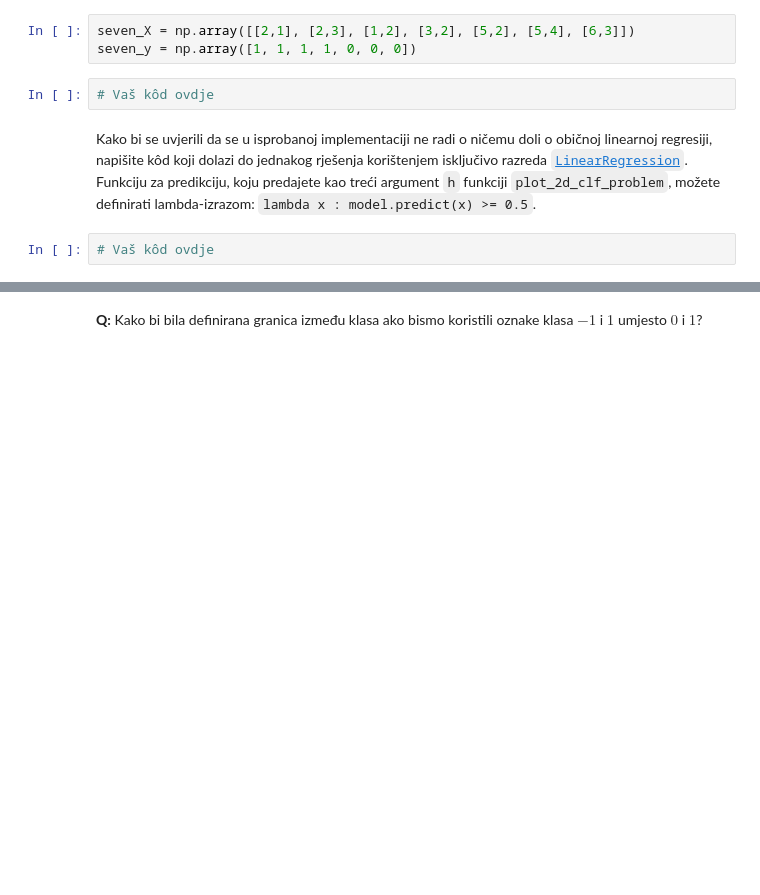
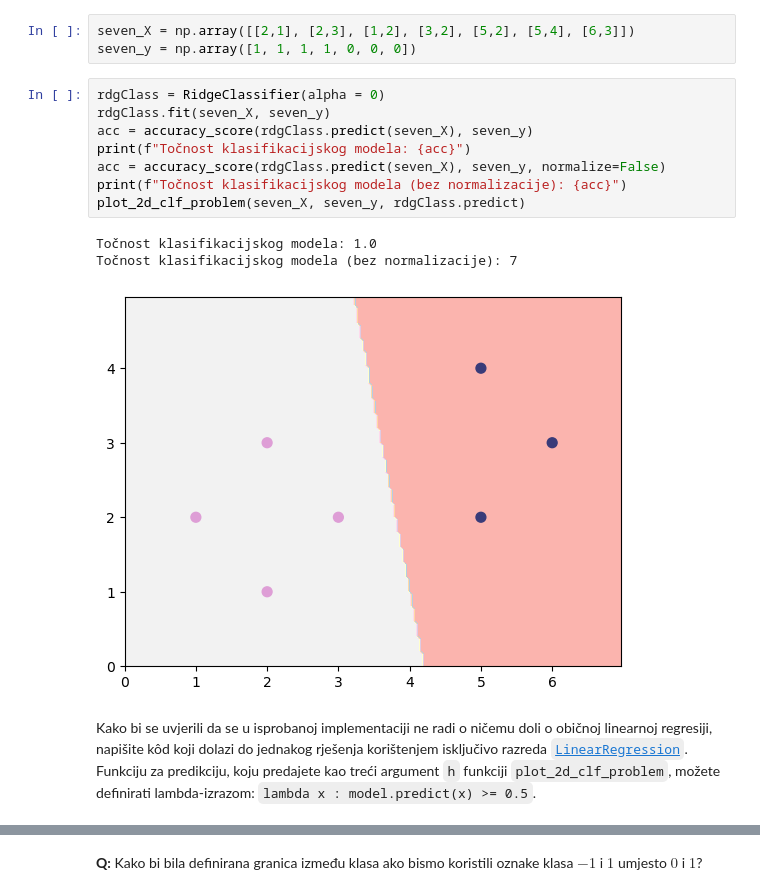
Before and after one commit to RobertoGrabovac/FER-StrojnoUcenje1, a Jupyter notebook: LAB2 - Linearni diskriminativni modeli i logisticka regresija.ipynb, the cells around one changed output, grey strips where cells are left out. Saved outputs shown, nothing was run; the diff lists cells and outputs as text; blank space fills up the shorter version.

```diff
--- a/LAB2 - Linearni diskriminativni modeli i logisticka regresija.ipynb
+++ b/LAB2 - Linearni diskriminativni modeli i logisticka regresija.ipynb
@@ -88,9 +90,17 @@ Prvo, isprobajte *ugrađeni* model na linearno odvojivom skupu podataka `seven`
 # %%
 seven_X = np.array([[2,1], [2,3], [1,2], [3,2], [5,2], [5,4], [6,3]])
 seven_y = np.array([1, 1, 1, 1, 0, 0, 0])
-# %%
-# Vaš kôd ovdje
+# %%
+rdgClass = RidgeClassifier(alpha = 0)
+rdgClass.fit(seven_X, seven_y)
+acc = accuracy_score(rdgClass.predict(seven_X), seven_y)
+print(f"Točnost klasifikacijskog modela: {acc}")
+acc = accuracy_score(rdgClass.predict(seven_X), seven_y, normalize=False)
+print(f"Točnost klasifikacijskog modela (bez normalizacije): {acc}")
+plot_2d_clf_problem(seven_X, seven_y, rdgClass.predict)
+# %% [output]
+Točnost klasifikacijskog modela: 1.0
+Točnost klasifikacijskog modela (bez normalizacije): 7
+[figure, added]
 # %% [markdown]
 Kako bi se uvjerili da se u isprobanoj implementaciji ne radi o ničemu doli o običnoj linearnoj regresiji, napišite kôd koji dolazi do jednakog rješenja korištenjem isključivo razreda [`LinearRegression`](http://scikit-learn.org/stable/modules/generated/sklearn.linear_model.LinearRegression.html). Funkciju za predikciju, koju predajete kao treći argument `h` funkciji `plot_2d_clf_problem`, možete definirati lambda-izrazom: `lambda x : model.predict(x) >= 0.5`.
-# %%
-# Vaš kôd ovdje
```
Also changed, not shown: parts of 10 cells of this notebook.
